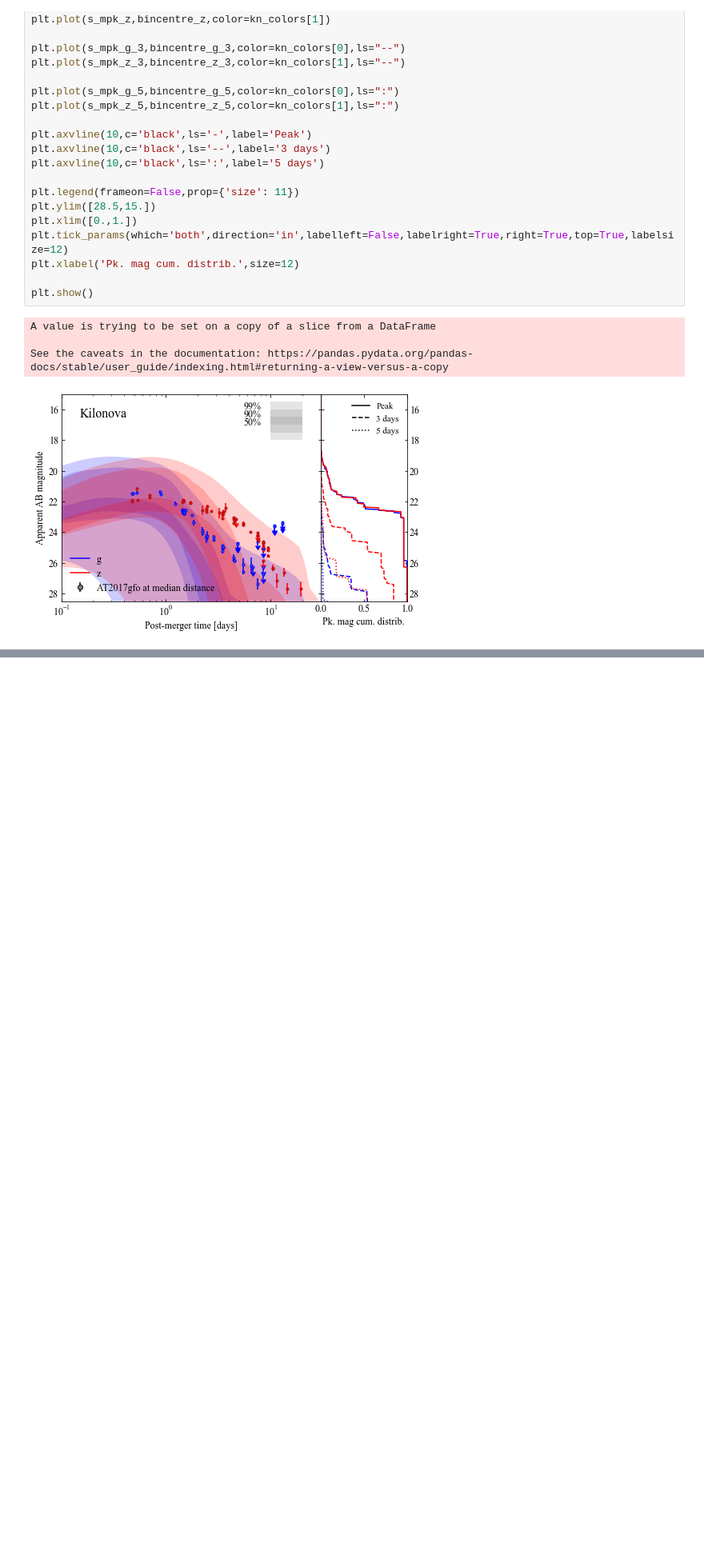
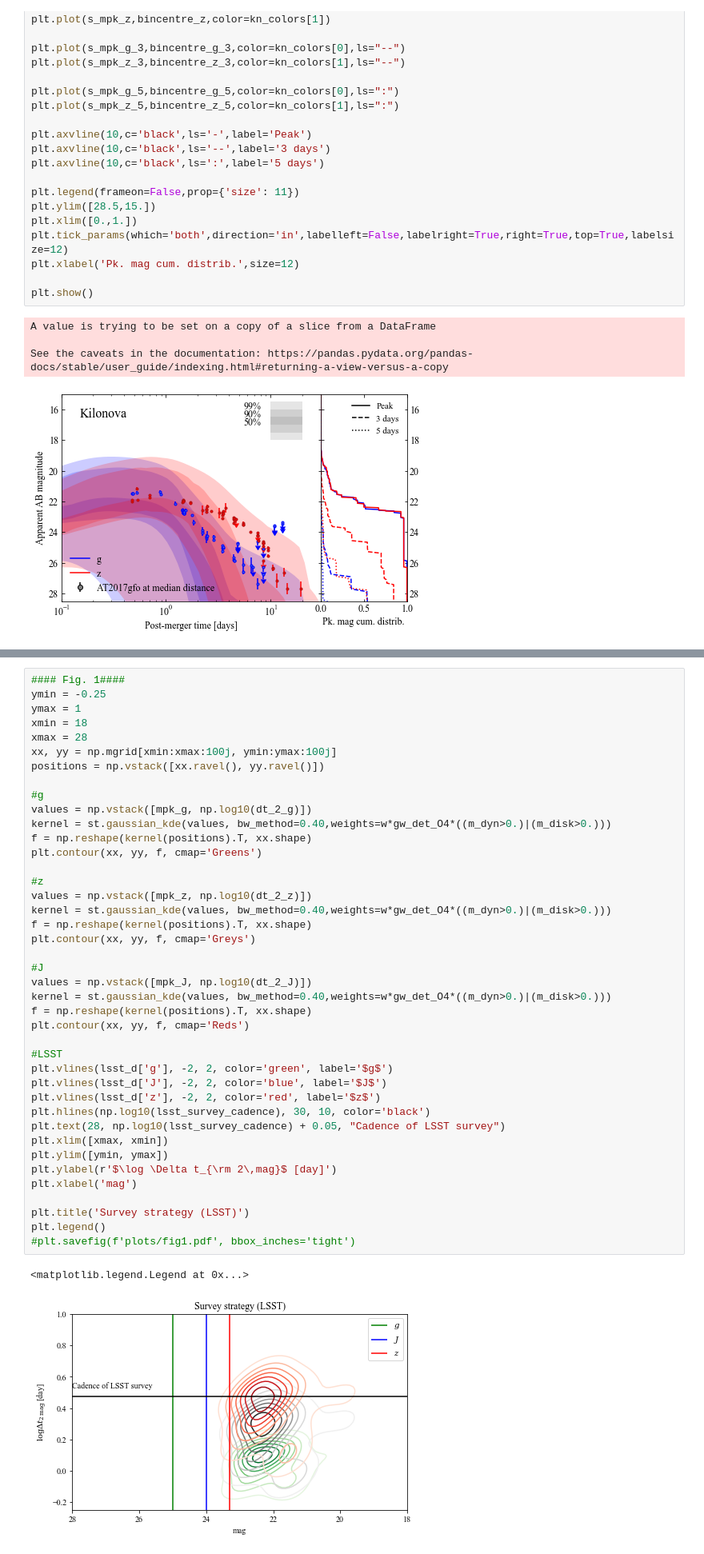
Before and after one commit to acolombo140/O4O5BHNS, a Jupyter notebook: O4BHNS.ipynb, the cells around one changed output, grey strips where cells are left out. Shown: that part at 80% size. Drawn from its saved outputs; the diff is of its cells as text; blank space fills up the shorter version.

```diff
--- a/O4BHNS.ipynb
+++ b/O4BHNS.ipynb
@@ -466,0 +579,44 @@ See the caveats in the documentation: https://pandas.pydata.org/pandas-docs/stab
+# %%
+#### Fig. 1####
+ymin = -0.25
+ymax = 1
+xmin = 18
+xmax = 28
+xx, yy = np.mgrid[xmin:xmax:100j, ymin:ymax:100j]
+positions = np.vstack([xx.ravel(), yy.ravel()])
+
+#g
+values = np.vstack([mpk_g, np.log10(dt_2_g)])
+kernel = st.gaussian_kde(values, bw_method=0.40,weights=w*gw_det_O4*((m_dyn>0.)|(m_disk>0.)))
+f = np.reshape(kernel(positions).T, xx.shape)
+plt.contour(xx, yy, f, cmap='Greens')
+
+#z
+values = np.vstack([mpk_z, np.log10(dt_2_z)])
+kernel = st.gaussian_kde(values, bw_method=0.40,weights=w*gw_det_O4*((m_dyn>0.)|(m_disk>0.)))
+f = np.reshape(kernel(positions).T, xx.shape)
+plt.contour(xx, yy, f, cmap='Greys')
+
+#J
+values = np.vstack([mpk_J, np.log10(dt_2_J)])
+kernel = st.gaussian_kde(values, bw_method=0.40,weights=w*gw_det_O4*((m_dyn>0.)|(m_disk>0.)))
+f = np.reshape(kernel(positions).T, xx.shape)
+plt.contour(xx, yy, f, cmap='Reds')
+
+#LSST
+plt.vlines(lsst_d['g'], -2, 2, color='green', label='$g$')
+plt.vlines(lsst_d['J'], -2, 2, color='blue', label='$J$')
+plt.vlines(lsst_d['z'], -2, 2, color='red', label='$z$')
+plt.hlines(np.log10(lsst_survey_cadence), 30, 10, color='black')
+plt.text(28, np.log10(lsst_survey_cadence) + 0.05, "Cadence of LSST survey")
+plt.xlim([xmax, xmin])
+plt.ylim([ymin, ymax])
+plt.ylabel(r'$\log \Delta t_{\rm 2\,mag}$ [day]')
+plt.xlabel('mag')
+
+plt.title('Survey strategy (LSST)')
+plt.legend()
+#plt.savefig(f'plots/fig1.pdf', bbox_inches='tight')
+# %% [output]
+<matplotlib.legend.Legend at 0x...>
+[figure, added]
```
Also changed, not shown: parts of 21 cells of this notebook.
